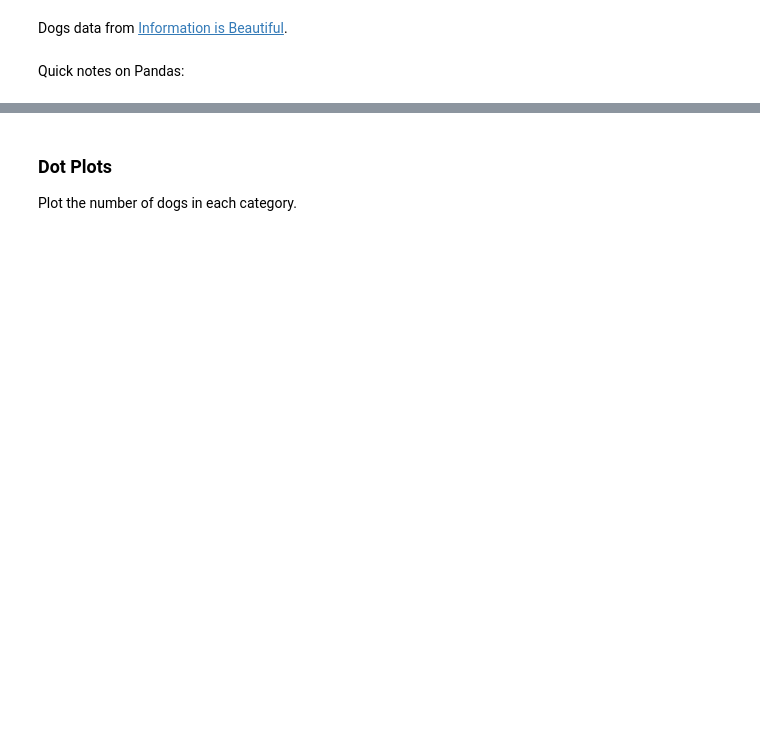
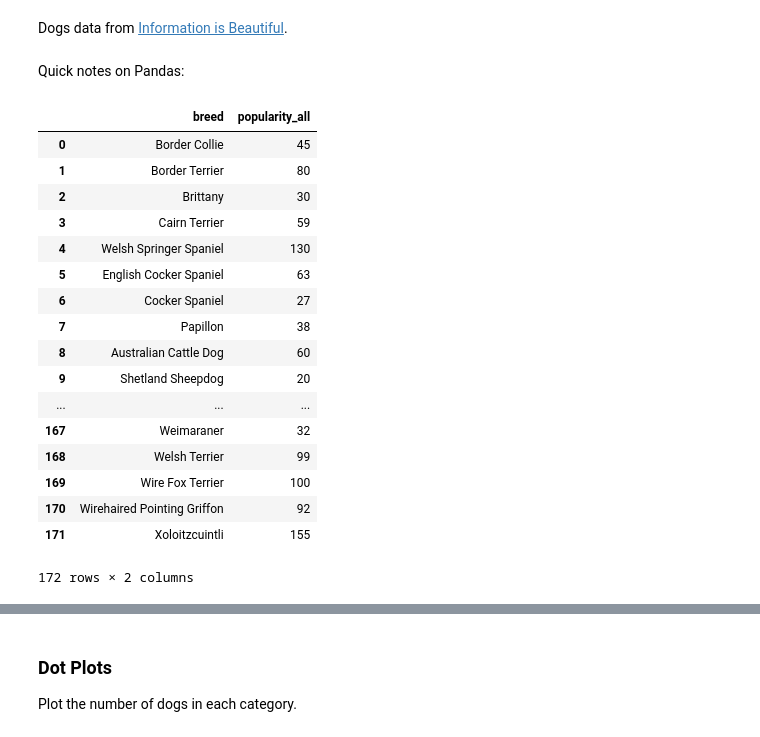
Before and after one commit to nick-ulle/teaching-notes, a Jupyter notebook: sta141b/2018/discussion04.ipynb, the cells around one changed output, grey strips where cells are left out. Cells and saved outputs as stored; diff of their text form; code cells hidden in the pictures; blank space fills up the shorter version.

```diff
--- a/sta141b/2018/discussion04.ipynb
+++ b/sta141b/2018/discussion04.ipynb
@@ -79,3 +86,30 @@ dogs.head()
 Dogs data from [Information is Beautiful](https://informationisbeautiful.net/visualizations/best-in-show-whats-the-top-data-dog/).
 # %% [markdown]
 Quick notes on Pandas:
+# %%
+dogs["breed"] # get column by name
+
+dogs.breed # get column by name
+
+dogs.loc[:, "breed"] # get rows and columns by name or by Boolean value
+
+dogs.iloc[:, [0, 3]] # get rows and columns by position (index)
+# %% [output]
+|  | breed | popularity_all |
+| 0 | Border Collie | 45 |
+| 1 | Border Terrier | 80 |
+| 2 | Brittany | 30 |
+| 3 | Cairn Terrier | 59 |
+| 4 | Welsh Springer Spaniel | 130 |
+| 5 | English Cocker Spaniel | 63 |
+| 6 | Cocker Spaniel | 27 |
+| 7 | Papillon | 38 |
+| 8 | Australian Cattle Dog | 60 |
+| 9 | Shetland Sheepdog | 20 |
+| ... | ... | ... |
+| 167 | Weimaraner | 32 |
+| 168 | Welsh Terrier | 99 |
+| 169 | Wire Fox Terrier | 100 |
+| 170 | Wirehaired Pointing Griffon | 92 |
+| 171 | Xoloitzcuintli | 155 |
+172 rows × 2 columns
```
Also changed, not shown: parts of 9 cells of this notebook.
